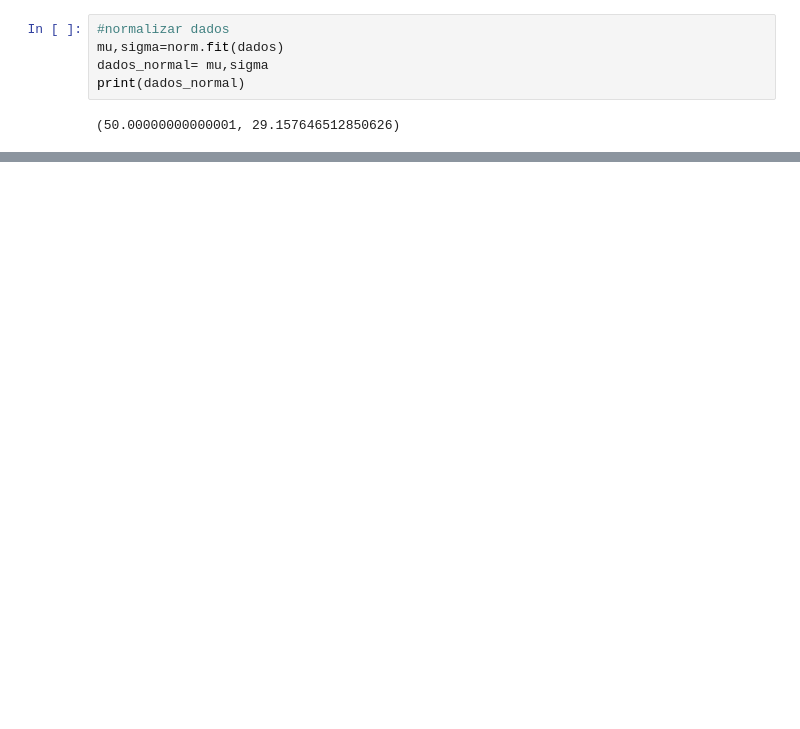
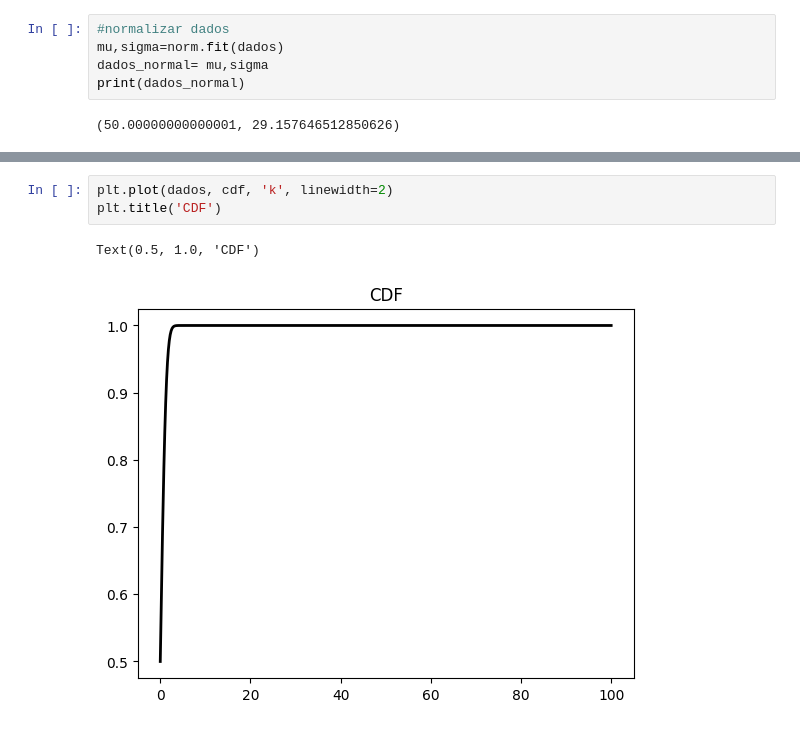
Before and after one commit to jeniferGoncalvesDaSilvaDev/Estatistica-python, a Jupyter notebook: norm_dist.ipynb, the cells around one changed output, grey strips where cells are left out. Saved outputs shown, nothing was run; the diff lists cells and outputs as text; blank space fills up the shorter version.

```diff
--- a/norm_dist.ipynb
+++ b/norm_dist.ipynb
@@ -84,0 +42,6 @@ plt.title('Histograma e PDF')
+# %%
+plt.plot(dados, cdf, 'k', linewidth=2)
+plt.title('CDF')
+# %% [output]
+Text(0.5, 1.0, 'CDF')
+[figure, added]
```
Also changed, not shown: parts of 5 cells of this notebook.
